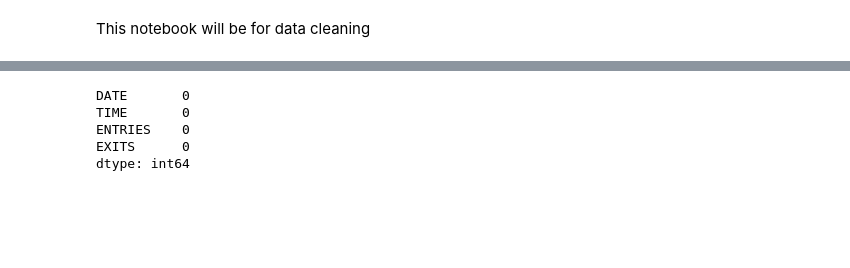
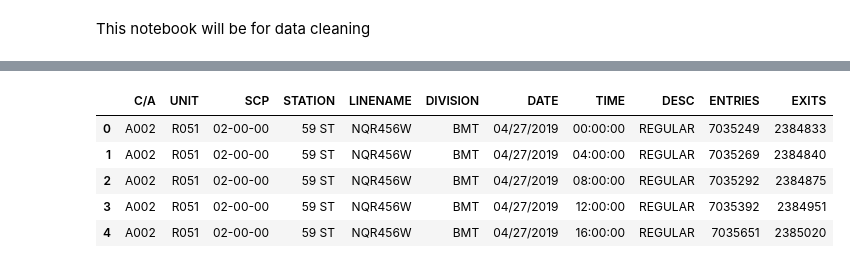
Before and after one commit to anubhavpar/sturdy-goggles, a Jupyter notebook: data_cleaning.ipynb, the cells around one changed output, grey strips where cells are left out. Cells and saved outputs as stored; diff of their text form; code cells hidden in the pictures; blank space fills up the shorter version.

```diff
--- a/data_cleaning.ipynb
+++ b/data_cleaning.ipynb
@@ -21,9 +13,0 @@ mta.drop(['C/A', 'UNIT', 'SCP', 'STATION', 'LINENAME','DIVISION','DESC'],
-# %%
-# checking for null data (horay there isn't any)
-mta.isna().sum()
-# %% [output]
-DATE       0
-TIME       0
-ENTRIES    0
-EXITS      0
-dtype: int64
@@ -31,0 +14,23 @@ dtype: int64
+# %%
+def get_data(week_nums):
+    url = "http://web.mta.info/developers/data/nyct/turnstile/turnstile_{}.txt"
+    dfs = []
+    for week_num in week_nums:
+        file_url = url.format(week_num)
+        dfs.append(pd.read_csv(file_url))
+    return pd.concat(dfs)
+
+week_nums = [190504,190511,190518,190525]
+mta_df = get_data(week_nums)
+# %%
+# fixing EXITS label
+mta_df.rename(columns={"EXITS                                                               ":'EXITS'},inplace=True)
+# %%
+mta_df.head()
+# %% [output]
+|  | C/A | UNIT | SCP | STATION | LINENAME | DIVISION | DATE | TIME | DESC | ENTRIES | EXITS |
+| 0 | A002 | R051 | 02-00-00 | 59 ST | NQR456W | BMT | 04/27/2019 | 00:00:00 | REGULAR | 7035249 | 2384833 |
+| 1 | A002 | R051 | 02-00-00 | 59 ST | NQR456W | BMT | 04/27/2019 | 04:00:00 | REGULAR | 7035269 | 2384840 |
+| 2 | A002 | R051 | 02-00-00 | 59 ST | NQR456W | BMT | 04/27/2019 | 08:00:00 | REGULAR | 7035292 | 2384875 |
+| 3 | A002 | R051 | 02-00-00 | 59 ST | NQR456W | BMT | 04/27/2019 | 12:00:00 | REGULAR | 7035392 | 2384951 |
+| 4 | A002 | R051 | 02-00-00 | 59 ST | NQR456W | BMT | 04/27/2019 | 16:00:00 | REGULAR | 7035651 | 2385020 |
```
Also changed, not shown: parts of 28 cells of this notebook.
